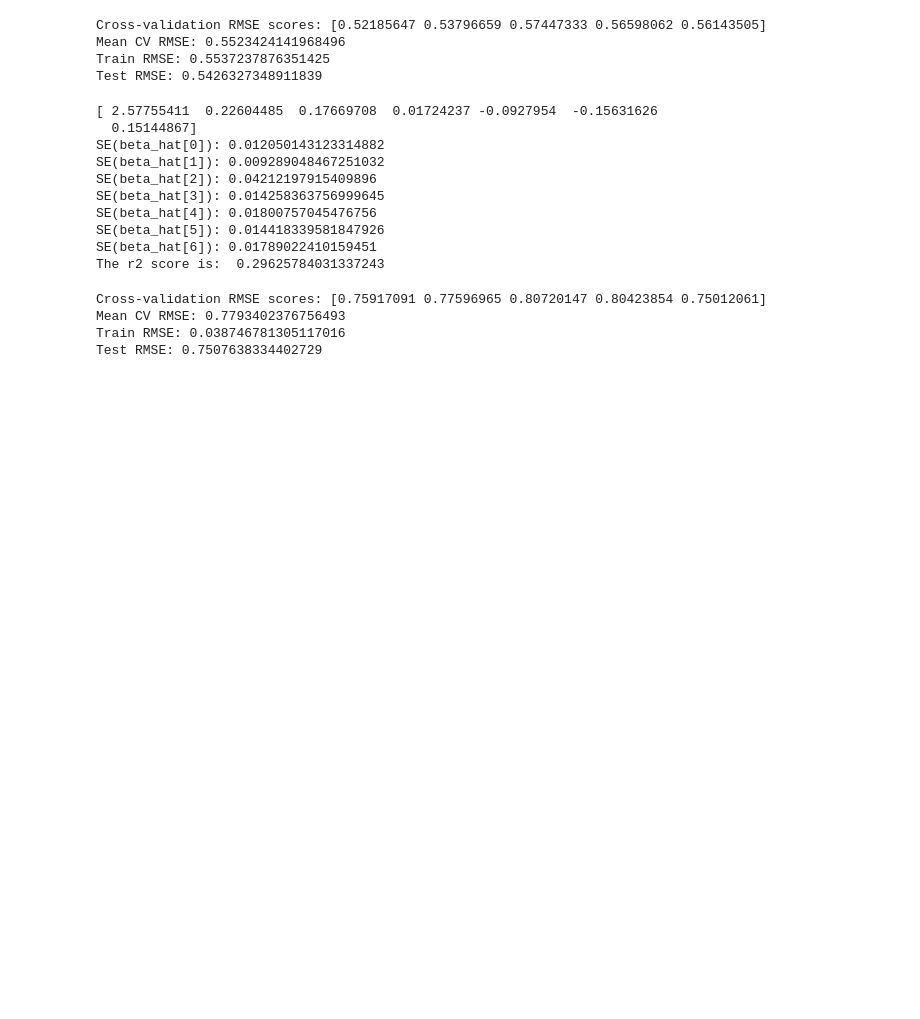
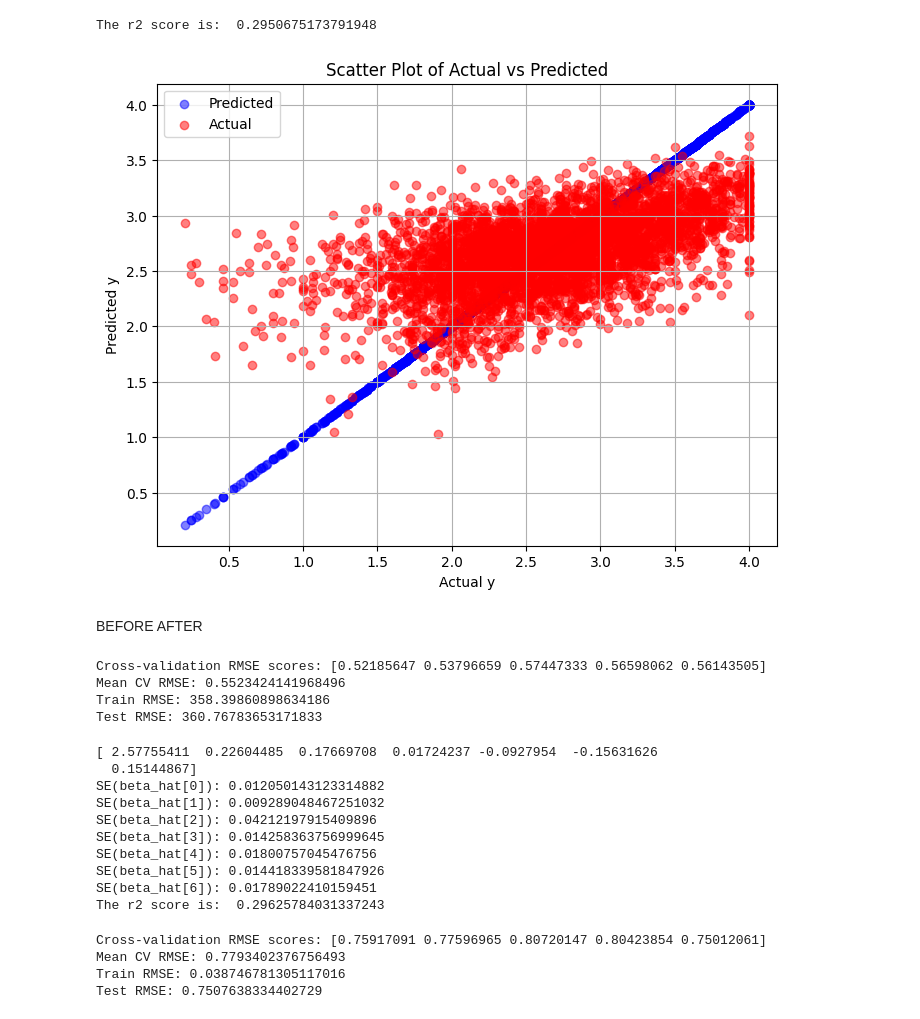
Before and after one commit to MyronTadros/DataScienceProject, a Jupyter notebook: notebook.ipynb, the cells around one changed output. Cells and saved outputs as stored; diff of their text form; code cells hidden in the pictures; blank space fills up the shorter version.

```diff
--- a/notebook.ipynb
+++ b/notebook.ipynb
@@ -94,0 +86,3 @@ female   0.105971 -0.153724 -0.097164 -0.003756 -0.104916 -0.146474  1.000000
+# %%
+X_train = X.iloc[0:5]
+print(X_train)
@@ -94,0 +156,27 @@ female   0.105971 -0.153724 -0.097164 -0.003756 -0.104916 -0.146474  1.000000
+# %%
+X_all_norm = (X - mean_X_train)/std_X_train
+y_pred_all = best_model.predict(X_all_norm)
+y_pred_all_unnormalized = (y_pred_all * std_y_train) + mean_y_train
+
+print ("The r2 score is: ", r2_score(y,y_pred_all_unnormalized))
+# %% [output]
+The r2 score is:  0.2950675173791948
+# %%
+import matplotlib.pyplot as plt
+
+numss = [np.random.randint(1,len(y)) for _ in range(500)]
+y_rand = y[numss]
+y_pred_rand = y_pred_all_unnormalized[numss]
+
+# Assuming y_pred_all_unnormalized and y are numpy arrays of the same length
+plt.figure(figsize=(8, 6))
+plt.scatter(y, y, color='blue', label='Predicted', alpha=0.5)
+plt.scatter(y, y_pred_all_unnormalized, color='red', label='Actual', alpha=0.5)  # Actual values
+plt.xlabel('Actual y')
+plt.ylabel('Predicted y')
+plt.title('Scatter Plot of Actual vs Predicted')
+plt.legend()
+plt.grid(True)
+plt.show()
+# %% [output]
+[figure, added]
@@ -94,0 +240,3 @@ female   0.105971 -0.153724 -0.097164 -0.003756 -0.104916 -0.146474  1.000000
+# %% [markdown]
+BEFORE
+AFTER
@@ -95,18 +260,7 @@ female   0.105971 -0.153724 -0.097164 -0.003756 -0.104916 -0.146474  1.000000
 # %%
-from sklearn.model_selection import cross_val_score
-
-XColumns = ['SAT', 'athlete','hsize','hsrank','hsperc','female']
-
-# Split data
-X = merged_df[['SAT', 'athlete','hsize','hsrank','hsperc','female']]
-y = merged_df['gpa']
-
-# Try a different random seed
-X_train, X_test, y_train, y_test = train_test_split(X, y, test_size=0.3, random_state=100)
-
 # Train model
 model = LinearRegression()
-model.fit(X_train, y_train)
+model.fit(X_train_norm, y_train_norm)
 
 listCoeff = model.coef_
 
@@ -125,8 +279,8 @@ print("Test RMSE:", np.sqrt(mean_squared_error(y_test, y_test_pred)))
 # %% [output]
 Cross-validation RMSE scores: [0.52185647 0.53796659 0.57447333 0.56598062 0.56143505]
 Mean CV RMSE: 0.5523424141968496
-Train RMSE: 0.5537237876351425
-Test RMSE: 0.5426327348911839
+Train RMSE: 358.39860898634186
+Test RMSE: 360.76783653171833
 # %%
 """
 
```
Also changed, not shown: parts of 12 cells of this notebook.
